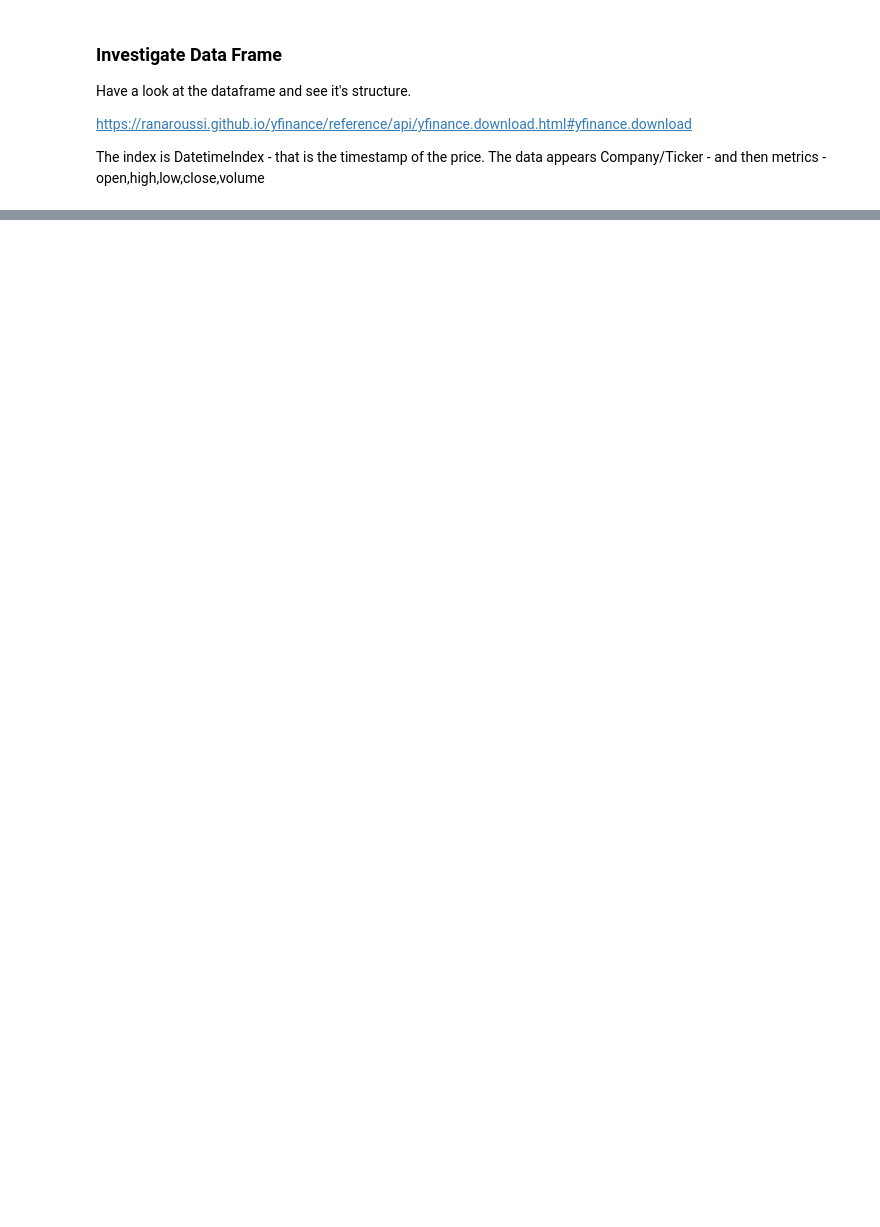
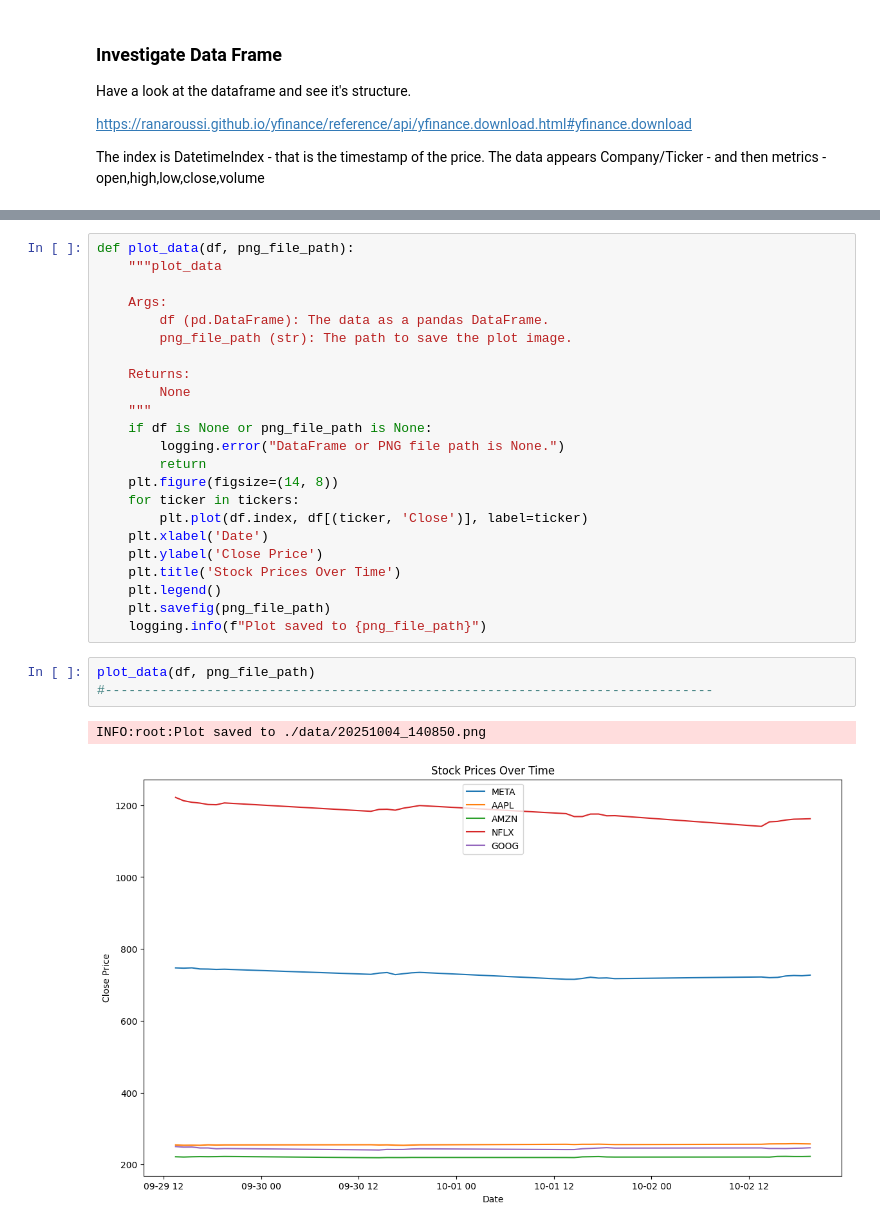
Before and after one commit to clydewatts1/PFDA_computer_architecture, a Jupyter notebook: problems.ipynb, the cells around one changed output, grey strips where cells are left out. Cells and saved outputs as stored; diff of their text form; blank space fills up the shorter version.

```diff
--- a/problems.ipynb
+++ b/problems.ipynb
@@ -248,0 +253,29 @@ PNG File Path: ./data/20250930_211338.png
+# %%
+def plot_data(df, png_file_path):
+    """plot_data
+
+    Args:
+        df (pd.DataFrame): The data as a pandas DataFrame.
+        png_file_path (str): The path to save the plot image.
+
+    Returns:
+        None
+    """
+    if df is None or png_file_path is None:
+        logging.error("DataFrame or PNG file path is None.")
+        return
+    plt.figure(figsize=(14, 8))
+    for ticker in tickers:
+        plt.plot(df.index, df[(ticker, 'Close')], label=ticker)
+    plt.xlabel('Date')
+    plt.ylabel('Close Price')
+    plt.title('Stock Prices Over Time')
+    plt.legend()
+    plt.savefig(png_file_path)
+    logging.info(f"Plot saved to {png_file_path}")
+# %%
+plot_data(df, png_file_path)
+#------------------------------------------------------------------------------
+# %% [output]
+INFO:root:Plot saved to ./data/20251004_140850.png
+[figure, added]
```
Also changed, not shown: parts of 5 cells of this notebook, 9 other files.
